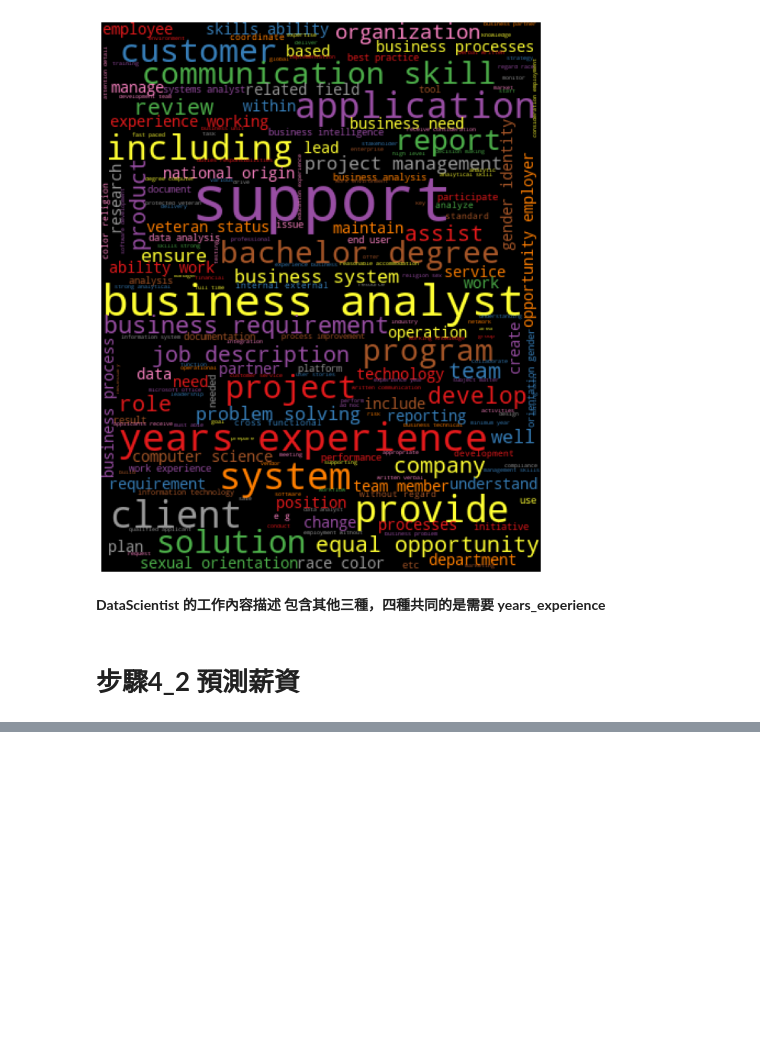
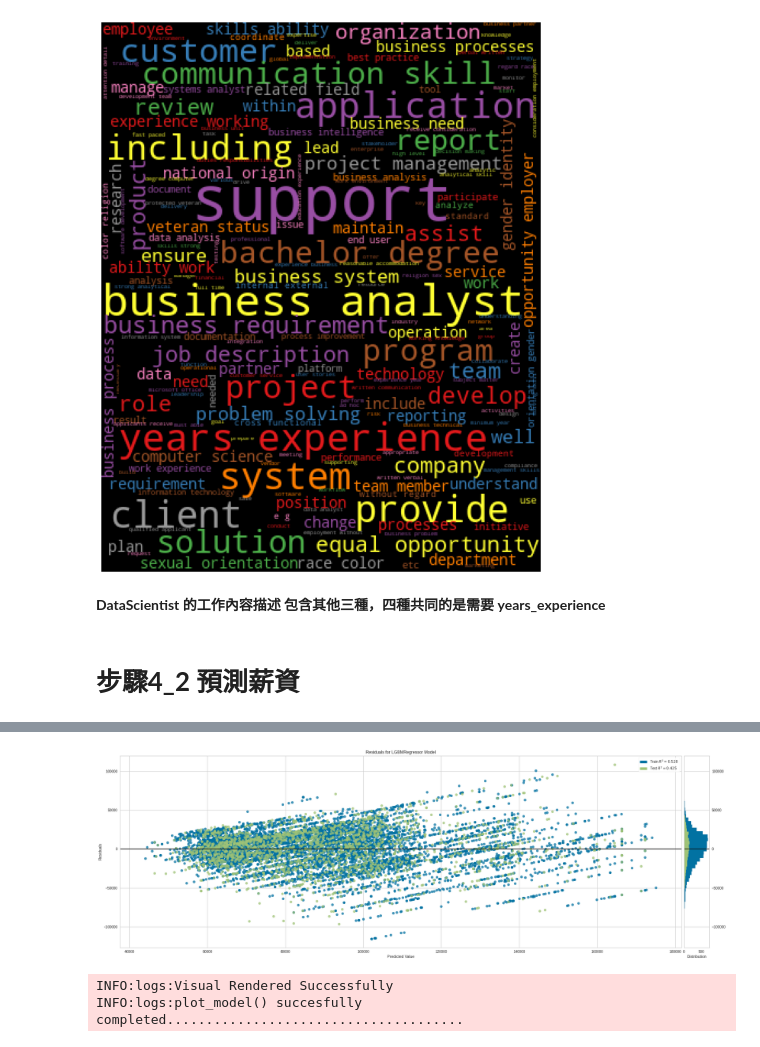
Before and after one commit to DANIEL20625/homework, a Jupyter notebook: homework.ipynb, the cells around one changed output, grey strips where cells are left out. Saved outputs shown, nothing was run; the diff lists cells and outputs as text; code cells hidden in the pictures; blank space fills up the shorter version.

```diff
--- a/homework.ipynb
+++ b/homework.ipynb
@@ -367,0 +370,2 @@ import pycaret
+# %%
+Light_Gradient_Boosting_Machine = create_model('lightgbm')
@@ -367,0 +397,2 @@ import pycaret
+# %%
+Light_Gradient_Boosting_Machine = tune_model(Light_Gradient_Boosting_Machine, optimize = 'MAE')
@@ -367,0 +426,6 @@ import pycaret
+# %%
+plot_model(Light_Gradient_Boosting_Machine)
+# %% [output]
+[figure, added]
+INFO:logs:Visual Rendered Successfully
+INFO:logs:plot_model() succesfully completed......................................
```
Also changed, not shown: parts of 20 cells of this notebook.
